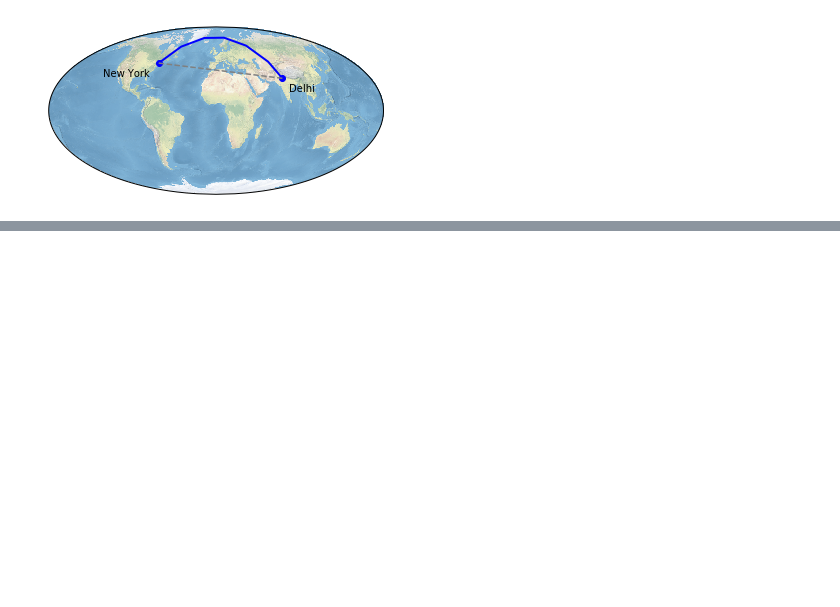
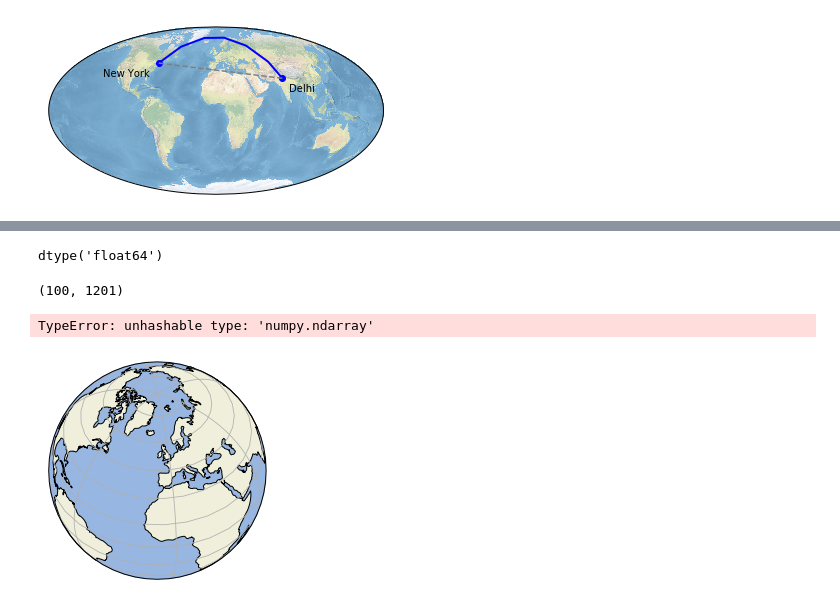
Before and after one commit to meairey/mappac, a Jupyter notebook: data/cube_scratch.ipynb, the cells around one changed output, grey strips where cells are left out. Saved outputs shown, nothing was run; the diff lists cells and outputs as text; code cells hidden in the pictures; blank space fills up the shorter version.

```diff
--- a/data/cube_scratch.ipynb
+++ b/data/cube_scratch.ipynb
@@ -340,0 +352,13 @@ ocean_1D
+# %%
+import requests
+latlink = "https://podaac-opendap.jpl.nasa.gov/opendap/allData/oscar/preview/L4/oscar_third_deg//oscar_vel1992.nc.gz.ascii?latitude[0:1:480]"
+longlink = "https://podaac-opendap.jpl.nasa.gov/opendap/allData/oscar/preview/L4/oscar_third_deg//oscar_vel1992.nc.gz.ascii?longitude[0:1:1200]"
+lat = requests.get(latlink)
+latlist = lat.text.split(",")
+latitude = np.asarray(latlist[1:])
+len(latitude)
+long = requests.get(longlink)
+longlist= long.text.split(",")
+longitude = np.asarray(longlist[1:])
+type(longitude)
+u_data = np.asarray(ocean_surface_meridional_currents.data)
@@ -340,0 +382,9 @@ ocean_1D
+# %%
+meridonal_2D = ocean_surface_meridional_currents[0,0,:,:].data
+zonal_2D = ocean_surface_zonal_currents[0,0,:,:].data
+v_direction =zonal_2D.data
+u_direction = meridonal_2D.data
+type(v_direction)
+u_direction.dtype
+# %% [output]
+dtype('float64')
@@ -340,0 +394,53 @@ ocean_1D
+# %%
+meridonal_2D.shape
+# %% [output]
+(100, 1201)
+# %%
+import matplotlib.pyplot as plt
+import numpy as np
+
+import cartopy.crs as ccrs
+import cartopy.feature as cfeature
+
+
+def sample_data(shape=(481, 1201)):
+    """
+    Return ``(x, y, u, v, crs)`` of some vector data
+    computed mathematically. The returned crs will be a rotated
+    pole CRS, meaning that the vectors will be unevenly spaced in
+    regular PlateCarree space.
+
+    """
+    crs = ccrs.RotatedPole(pole_longitude=177.5, pole_latitude=37.5)
+
+    x = longitude
+    y = latitude
+
+    x2d, y2d = np.meshgrid(x, y)
+    u = cats
+    v = dogs
+
+    return x, y, u, v, crs
+
+
+def main():
+    fig = plt.figure()
+    ax = fig.add_subplot(1, 1, 1, projection=ccrs.Orthographic(-10, 45))
+
+    ax.add_feature(cfeature.OCEAN, zorder=0)
+    ax.add_feature(cfeature.LAND, zorder=0, edgecolor='black')
+
+    ax.set_global()
+    ax.gridlines()
+
+    x, y, u, v, vector_crs = sample_data()
+    ax.quiver(x, y, u, v, transform=vector_crs)
+
+    plt.show()
+
+
+if __name__ == '__main__':
+    main()
+# %% [output]
+TypeError: unhashable type: 'numpy.ndarray'
+[figure, added]
```
Also changed, not shown: parts of 31 cells of this notebook.
